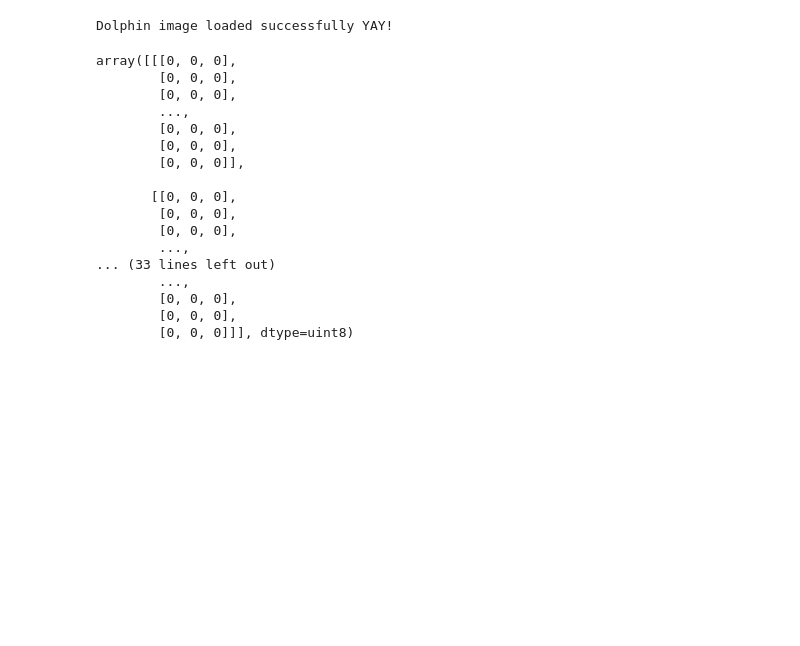
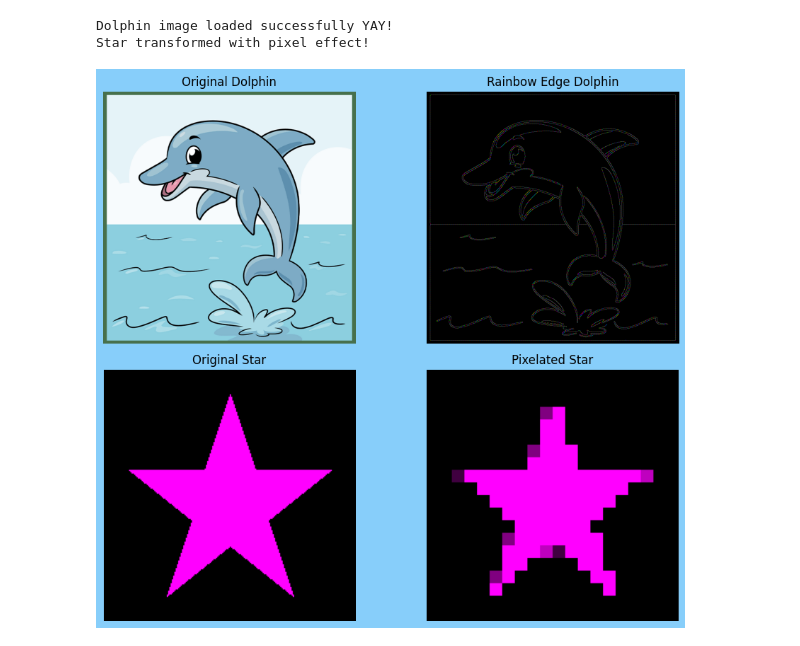
Before and after one commit to jessicayuan1/ai-skill-showcase, a Jupyter notebook: tisiane_showcase.ipynb, the cells around one changed output. Drawn from its saved outputs; the diff is of its cells as text; code cells hidden in the pictures; blank space fills up the shorter version.

Commit message:
Step 2: Applying transformations

```diff
--- a/tisiane_showcase.ipynb
+++ b/tisiane_showcase.ipynb
@@ -14,47 +14,78 @@ import numpy as np
 import matplotlib.pyplot as plt
 
 
 
 # Step 1: Load the dolphin image ( BGR format)
 img = cv.imread("dolphin.png")
 
 # Check if the image loaded correctly
 if img is None:
     raise FileNotFoundError("File not found! Make sure it's in your repo folder.")
 else:
     print("Dolphin image loaded successfully YAY!")
 
 
 
 #Step 1.1: Load a shape (synthetic)
 img2 = np.zeros((200, 200, 3), dtype='uint8')  # Blank image
 
 # Define star points
 star_points = np.array([[100, 20], [120, 80], [180, 80],
                         [130, 120], [150, 180], [100, 140],
                         [50, 180], [70, 120], [20, 80], [80, 80]], np.int32)
 
 star_points = star_points.reshape((-1, 1, 2))
 
 # Draw filled star
 # Magenta (my favourite color)
 cv.fillPoly(img2, [star_points], (255, 0, 255))
+
+
+# Step 2: Apply transformation ( rainbow edges to dolphin )
+
+
+# Convert the original image to grayscale
+gray = cv.cvtColor(img, cv.COLOR_BGR2GRAY)
+
+
+# Detect edges using Canny algorithm
+# Adjust thresholds for better edge detection
+edges = cv.Canny(gray, 100, 200)
+
+
+# Create a blank image to hold the rainbow-colored edges
+edges_colored = np.zeros_like(img)
+
+
+# Define a repeating pattern of colors for the edges
+colors = [(255, 0, 0),  # Red
+          (0, 255, 0),  # Green
+          (0, 0, 255)]  # Blue
+
+
+# Map each edge pixel to a color based on its position
+for i in range(edges.shape[0]):      # Each row
+    for j in range(edges.shape[1]):  # Each col
+        if edges[i, j] != 0:         # Only modify pixels that are part of an edge
+            edges_colored[i, j] = colors[(i + j) % len(colors)]  # Cycle through red, green, blue
+
+# Step 2.1: Transformation to the star (pixelated effect)
+
+# Copy the star image
+pixel_star = img2.copy()
+
+# Define scale for pixelation (smaller scale = bigger pixels)
+scale = 0.1
+
+# Resize down
+small = cv.resize(pixel_star, (int(pixel_star.shape[1]*scale), int(pixel_star.shape[0]*scale)), interpolation=cv.INTER_LINEAR)
+
+# Resize back up to original size (pixelated look)
+pixel_star = cv.resize(small, (pixel_star.shape[1], pixel_star.shape[0]), interpolation=cv.INTER_NEAREST)
+
+# Success Message
+print("Star transformed with pixel effect!")
 # %% [output]
 Dolphin image loaded successfully YAY!
+Star transformed with pixel effect!
-array([[[0, 0, 0],
-        [0, 0, 0],
-        [0, 0, 0],
-        ...,
-        [0, 0, 0],
-        [0, 0, 0],
-        [0, 0, 0]],
-
-       [[0, 0, 0],
-        [0, 0, 0],
-        [0, 0, 0],
-        ...,
-... (33 lines left out)
-        ...,
-        [0, 0, 0],
-        [0, 0, 0],
-        [0, 0, 0]]], dtype=uint8)
+[figure, added]
```
